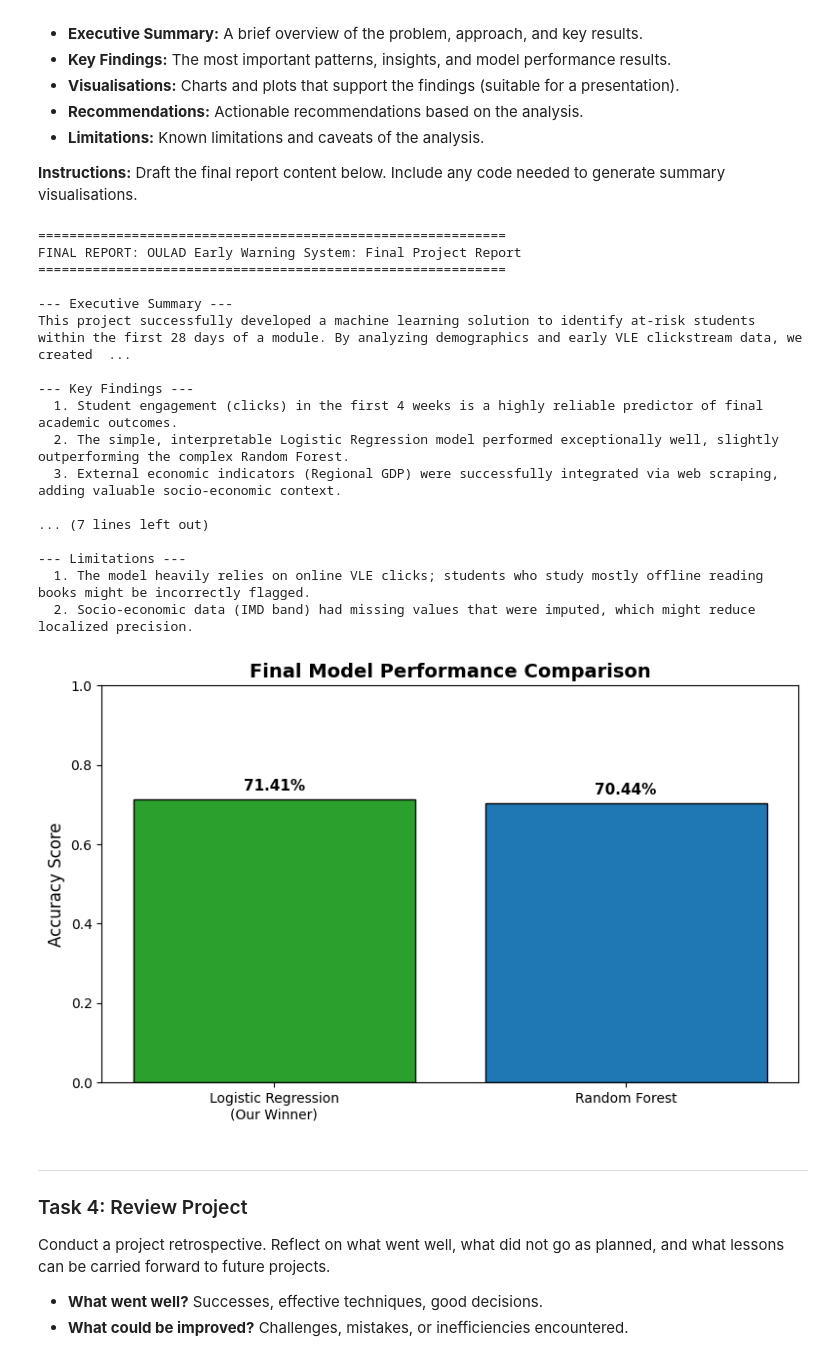
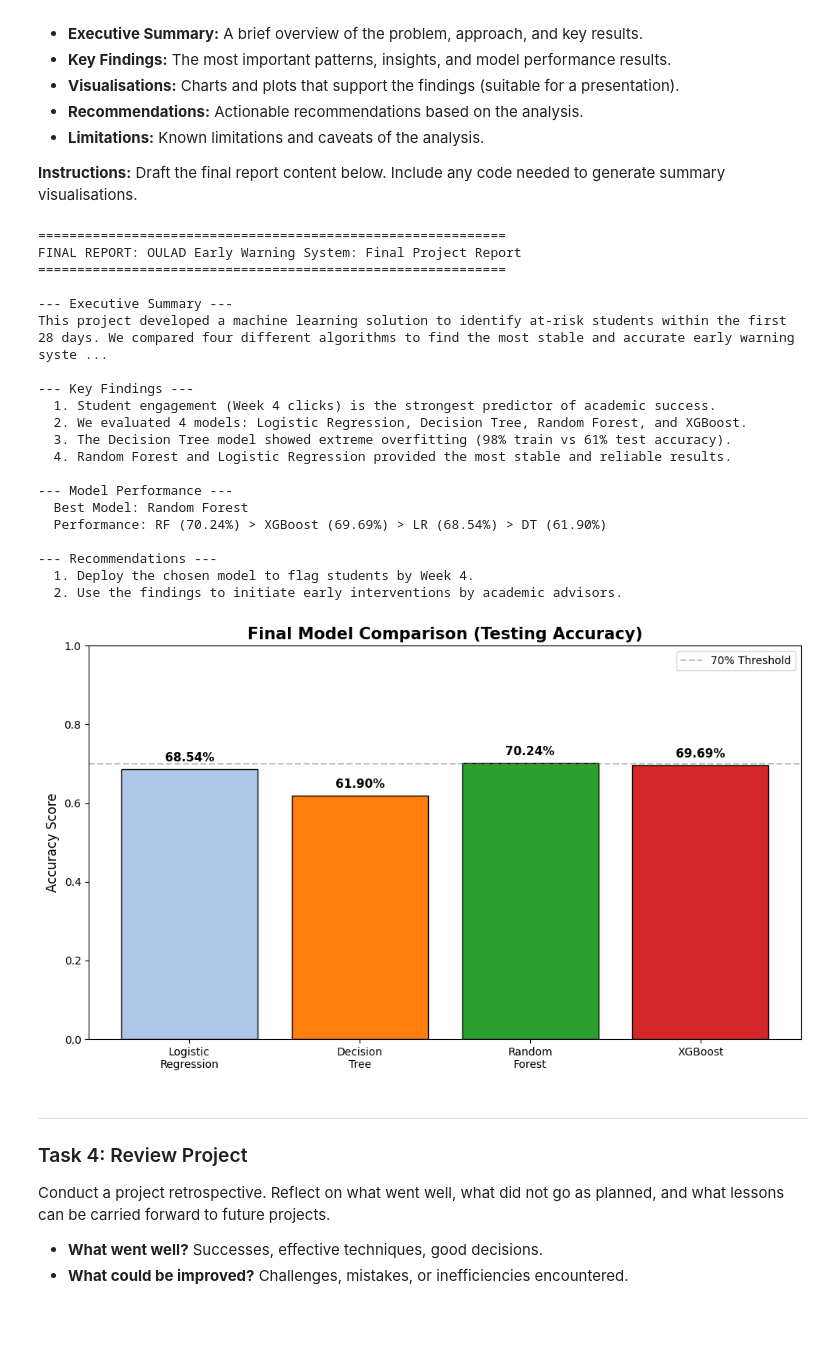
Before and after one commit to mohamedelgaby21/data-science-, a Jupyter notebook: Phase_6_Deployment.ipynb, the cells around one changed output. Cells and saved outputs as stored; diff of their text form; code cells hidden in the pictures; blank space fills up the shorter version.

```diff
--- a/Phase_6_Deployment.ipynb
+++ b/Phase_6_Deployment.ipynb
@@ -188,5 +135,25 @@ final_report = {
+# %%
+# Draft the final report as a structured document.
+final_report = {
+    "title": "OULAD Early Warning System: Final Project Report",
+    "executive_summary": "This project developed a machine learning solution to identify at-risk students within the first 28 days. We compared four different algorithms to find the most stable and accurate early warning system.",
+    "key_findings": [
+        "Student engagement (Week 4 clicks) is the strongest predictor of academic success.",
+        "We evaluated 4 models: Logistic Regression, Decision Tree, Random Forest, and XGBoost.",
+        "The Decision Tree model showed extreme overfitting (98% train vs 61% test accuracy).",
+        "Random Forest and Logistic Regression provided the most stable and reliable results."
+    ],
+    "model_performance": {
+        "best_model": "Random Forest", # أو Logistic Regression حسب اختيارك الأخير
+        "comparison": "RF (70.24%) > XGBoost (69.69%) > LR (68.54%) > DT (61.90%)" # الأرقام من جدول المرحلة الرابعة
+    },
+    "recommendations": [
+        "Deploy the chosen model to flag students by Week 4.",
+        "Use the findings to initiate early interventions by academic advisors."
+    ]
+}
 # %%
-# Display the final report
+# --- Display the final report (Updated to match our new comparison) ---
 print("=" * 60)
 print(f"FINAL REPORT: {final_report['title']}")
 print("=" * 60)
@@ -200,55 +167,61 @@ for i, f in enumerate(final_report['key_findings'], 1):
 
 print("\n--- Model Performance ---")
 print(f"  Best Model: {final_report['model_performance']['best_model']}")
-print(f"  {final_report['model_performance']['key_metric']}: {final_report['model_performance']['key_metric_value']}")
+# غيرنا السطر ده عشان يقرأ الـ comparison اللي كتبناها
+print(f"  Performance: {final_report['model_performance']['comparison']}")
 
 print("\n--- Recommendations ---")
 for i, r in enumerate(final_report['recommendations'], 1):
     print(f"  {i}. {r}")
-
-print("\n--- Limitations ---")
-for i, l in enumerate(final_report['limitations'], 1):
-    print(f"  {i}. {l}")
 # %% [output]
 ============================================================
 FINAL REPORT: OULAD Early Warning System: Final Project Report
 ============================================================
 
 --- Executive Summary ---
-This project successfully developed a machine learning solution to identify at-risk students within the first 28 days of a module. By analyzing demographics and early VLE clickstream data, we created  ...
+This project developed a machine learning solution to identify at-risk students within the first 28 days. We compared four different algorithms to find the most stable and accurate early warning syste ...
 
 --- Key Findings ---
-  1. Student engagement (clicks) in the first 4 weeks is a highly reliable predictor of final academic outcomes.
-  2. The simple, interpretable Logistic Regression model performed exceptionally well, slightly outperforming the complex Random Forest.
-  3. External economic indicators (Regional GDP) were successfully integrated via web scraping, adding valuable socio-economic context.
+  1. Student engagement (Week 4 clicks) is the strongest predictor of academic success.
+  2. We evaluated 4 models: Logistic Regression, Decision Tree, Random Forest, and XGBoost.
+  3. The Decision Tree model showed extreme overfitting (98% train vs 61% test accuracy).
+  4. Random Forest and Logistic Regression provided the most stable and reliable results.
 
-... (7 lines left out)
+--- Model Performance ---
+  Best Model: Random Forest
+  Performance: RF (70.24%) > XGBoost (69.69%) > LR (68.54%) > DT (61.90%)
 
---- Limitations ---
-  1. The model heavily relies on online VLE clicks; students who study mostly offline reading books might be incorrectly flagged.
-  2. Socio-economic data (IMD band) had missing values that were imputed, which might reduce localized precision.
+--- Recommendations ---
+  1. Deploy the chosen model to flag students by Week 4.
+  2. Use the findings to initiate early interventions by academic advisors.
 # %%
 import matplotlib.pyplot as plt
 
-# Generate summary visualisation for the stakeholder presentation
-models = ['Logistic Regression\n(Our Winner)', 'Random Forest']
-scores = [0.7141, 0.7044]
+# الأرقام الحقيقية من جدول النتائج في Phase 4
+models = ['Logistic\nRegression', 'Decision\nTree', 'Random\nForest', 'XGBoost']
+# نستخدم Testing Accuracy فقط لأنها الأهم في التقييم النهائي
+accuracy_scores = [0.6854, 0.6190, 0.7024, 0.6969]
 
-plt.figure(figsize=(8, 5))
-bars = plt.bar(models, scores, color=['#2ca02c', '#1f77b4'], edgecolor='black')
-plt.title('Final Model Performance Comparison', fontsize=14, fontweight='bold')
+plt.figure(figsize=(10, 6))
+colors = ['#aec7e8', '#ff7f0e', '#2ca02c', '#d62728'] # ألوان مختلفة لكل موديل
+bars = plt.bar(models, accuracy_scores, color=colors, edgecolor='black')
+
+plt.title('Final Model Comparison (Testing Accuracy)', fontsize=15, fontweight='bold')
 plt.ylabel('Accuracy Score', fontsize=12)
-plt.ylim(0, 1)
+plt.ylim(0, 1.0) # عشان الرسمة تكون واضحة
 
-# Add text labels on top of the bars
+# إضافة الأرقام فوق كل عمود
 for bar in bars:
     yval = bar.get_height()
-    plt.text(bar.get_x() + bar.get_width()/2, yval + 0.02, f'{yval*100:.2f}%', ha='center', fontweight='bold', fontsize=11)
+    plt.text(bar.get_x() + bar.get_width()/2, yval + 0.02, f'{yval*100:.2f}%',
+             ha='center', fontweight='bold', fontsize=11)
 
+plt.axhline(y=0.70, color='gray', linestyle='--', alpha=0.5, label='70% Threshold')
+plt.legend()
 plt.tight_layout()
 plt.show()
 # %% [output]
-[figure, old version]
+[figure, new version]
 # %% [markdown]
 ---
 ### Task 4: Review Project
```
Also changed, not shown: parts of 8 cells of this notebook.
